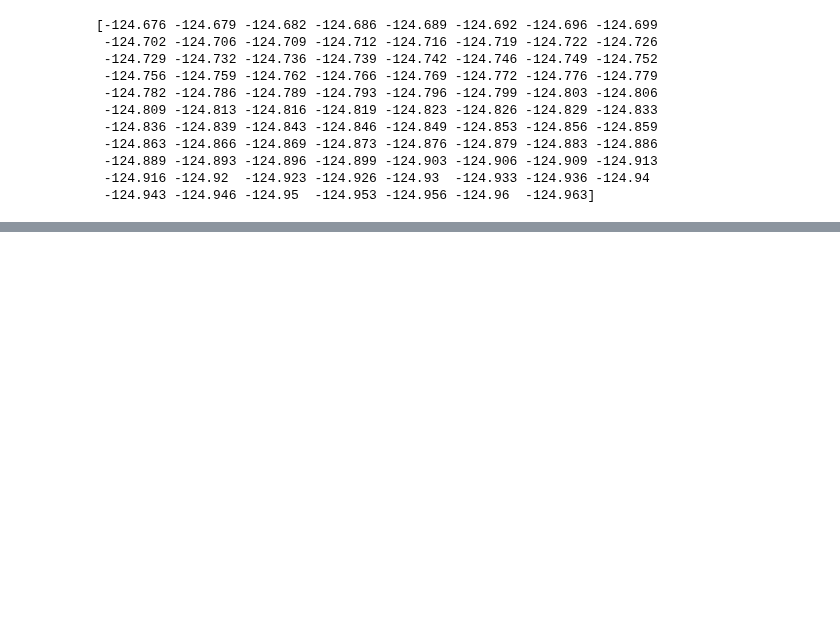
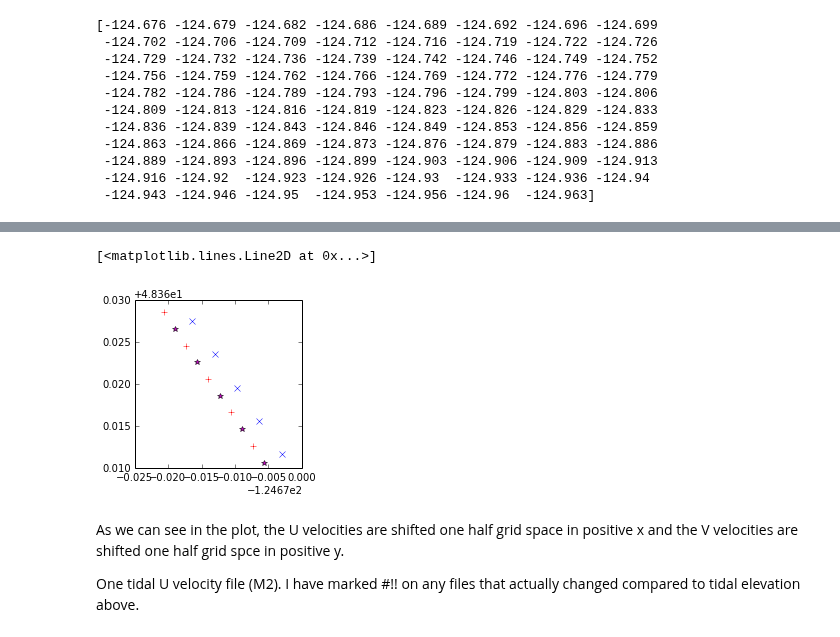
Before and after one commit to SalishSeaCast/tools, a Jupyter notebook: I_ForcingFiles/Open Boundary.ipynb, the cells around one changed output, grey strips where cells are left out. Cells and saved outputs as stored; diff of their text form; code cells hidden in the pictures; blank space fills up the shorter version.

Commit message:
Added U and V grids.  How to turn the velocities onto the grid.  Mock U-M2 file.

```diff
--- a/I_ForcingFiles/Open Boundary.ipynb
+++ b/I_ForcingFiles/Open Boundary.ipynb
@@ -147,0 +169,7 @@ nemo.close()
+# %%
+fC = NC.Dataset('../../nemo-forcing/grid/coordinates_seagrid_SalishSea.nc','r')
+print fC.variables.keys()
+lon_u = fC.variables['glamu'][0,:]
+lon_v = fC.variables['glamv'][0,:]
+lat_u = fC.variables['gphiu'][0,:]
+lat_v = fC.variables['gphiv'][0,:]
@@ -147,0 +193,12 @@ nemo.close()
+# %%
+plt.figure(figsize=(3.,3))
+plt.plot(lon_u[startj:startj+5,0],lat_u[startj:startj+5,0],'bx')
+plt.plot(lon_v[startj:startj+5,0],lat_v[startj:startj+5,0],'r+')
+plt.plot(lon[startj:startj+5,0],lat[startj:startj+5,0],'m*')
+# %% [output]
+[<matplotlib.lines.Line2D at 0x...>]
+[figure, added]
+# %% [markdown]
+As we can see in the plot, the U velocities are shifted one half grid space in positive x and the V velocities are shifted one half grid spce in positive y.
+
+One tidal U velocity file (M2).  I have marked #!! on any files that actually changed compared to tidal elevation above.
```
Also changed, not shown: parts of 11 cells of this notebook.
